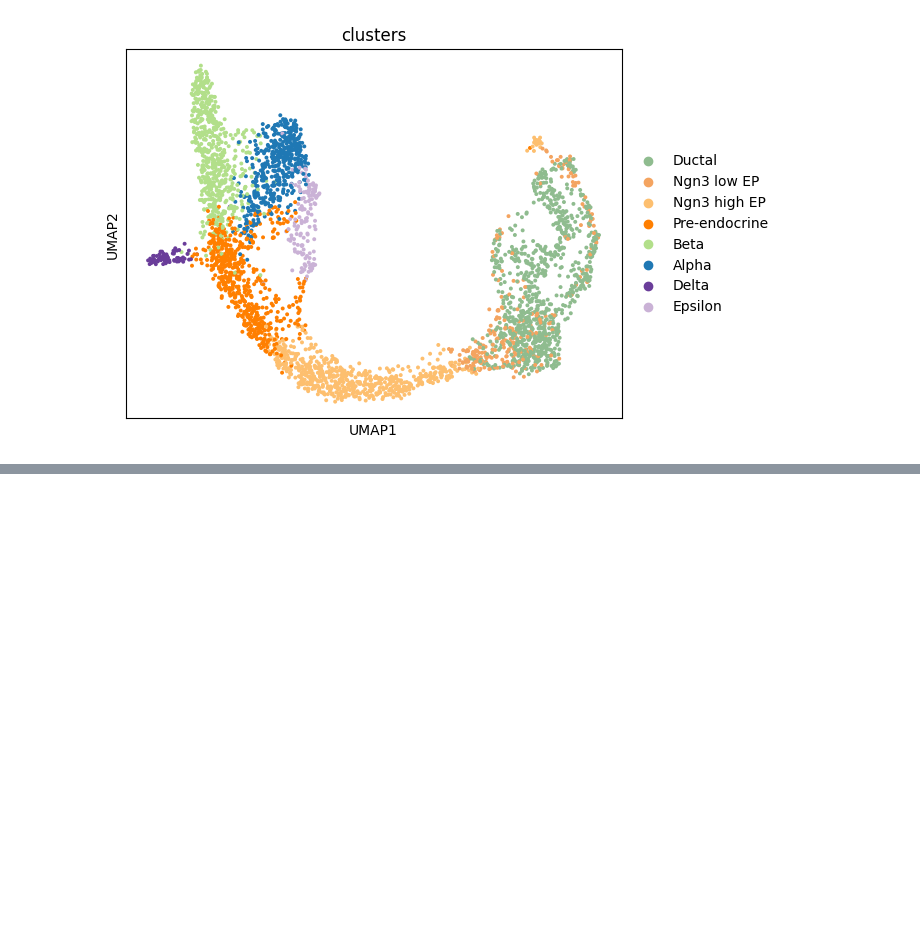
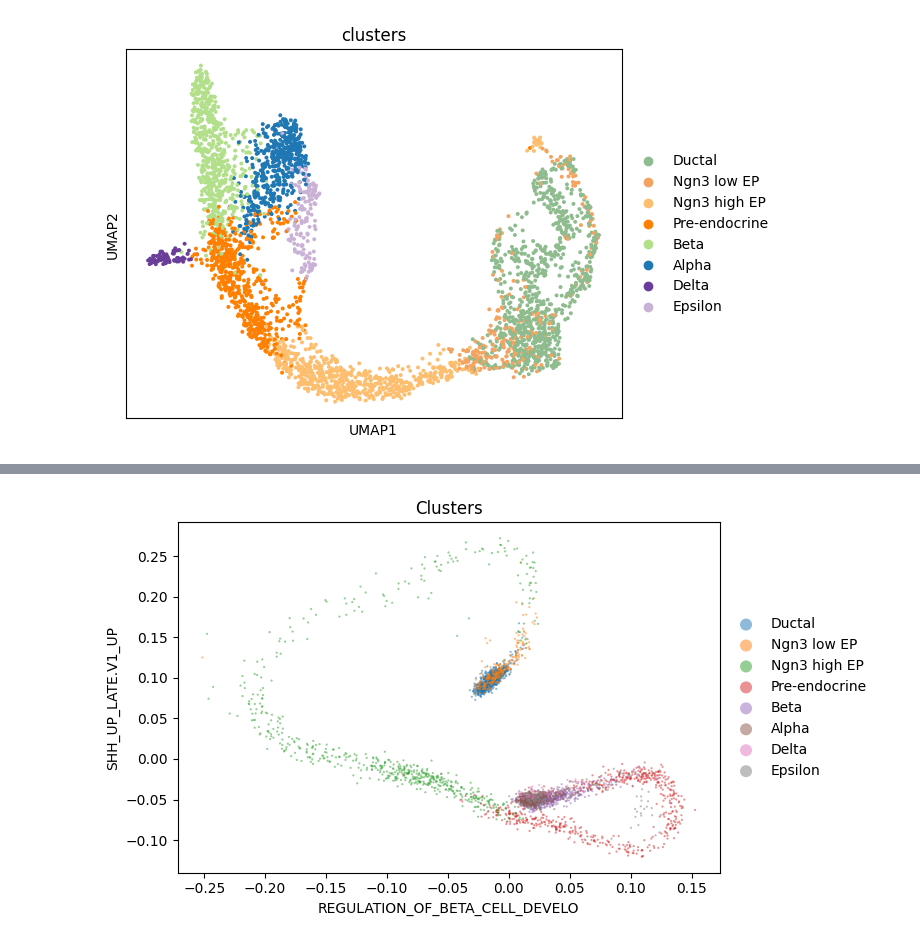
Before and after one commit to leonardogolinelli/lineageVI, a Jupyter notebook: notebooks/Tutorial.ipynb, the cells around one changed output, grey strips where cells are left out. Drawn from its saved outputs; the diff is of its cells as text; code cells hidden in the pictures; blank space fills up the shorter version.

```diff
--- a/notebooks/Tutorial.ipynb
+++ b/notebooks/Tutorial.ipynb
@@ -214,0 +216,4 @@ sc.pl.violin(adata, keys='Gcg', layer='alpha', groupby='clusters')
+# %%
+sc.pl.scatter(adata_gp, x='REGULATION_OF_BETA_CELL_DEVELO',y='SHH_UP_LATE.V1_UP', color='clusters', layers='velocity', size=10, alpha=0.5, title='Clusters')
+# %% [output]
+[figure, added]
```
Also changed, not shown: parts of 26 cells of this notebook, 15 other files.
